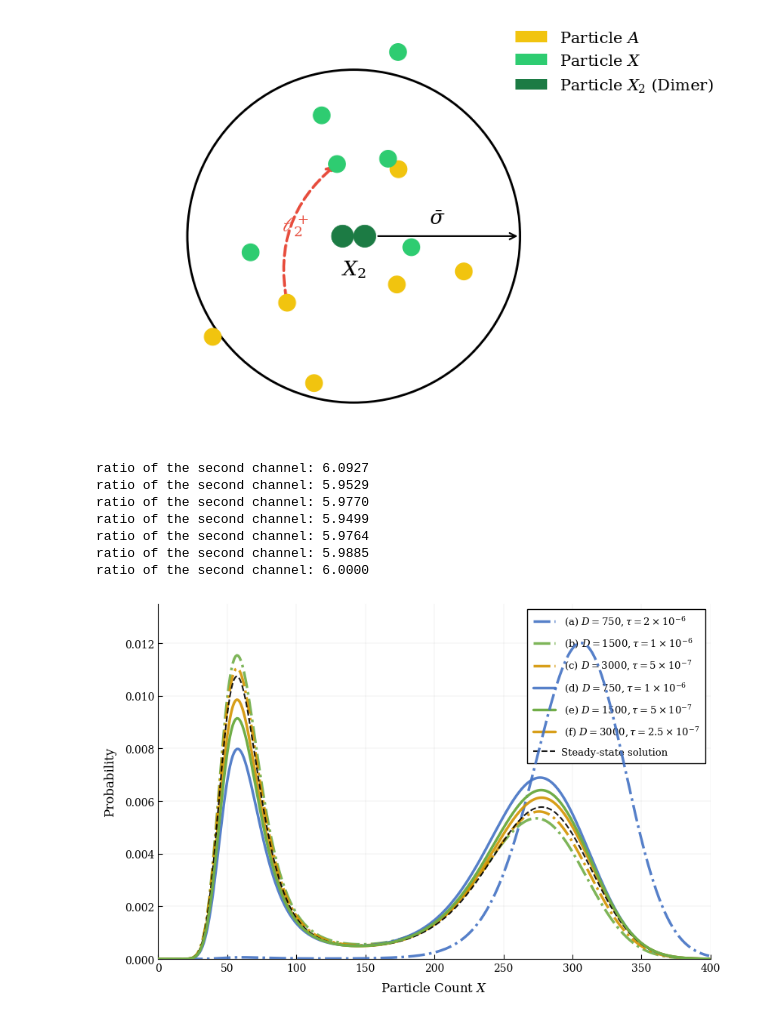
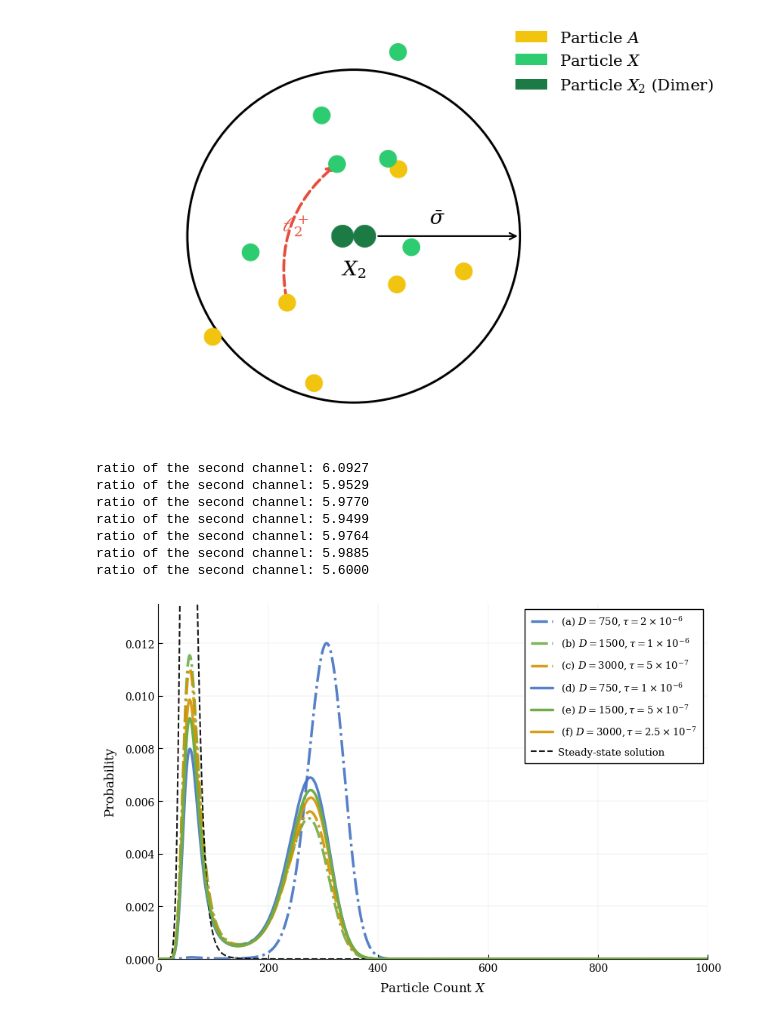
Before and after one commit to LLUVVC/bistable_model_simulation, a Jupyter notebook: notebooks/05_model_description_analytical_curve.ipynb, the cells around one changed output. Saved outputs shown, nothing was run; the diff lists cells and outputs as text; code cells hidden in the pictures.

Commit message:
refined the sub-box plotting format.

```diff
--- a/notebooks/05_model_description_analytical_curve.ipynb
+++ b/notebooks/05_model_description_analytical_curve.ipynb
@@ -183,8 +183,7 @@ def plot_analytical_distributions(configs, vol, a=10, b=20, max_state=400):
     # 3. Axis styling
     ax.set_xlabel(r'Particle Count $X$', fontsize=12, labelpad=8, fontweight='normal')
     ax.set_ylabel('Probability', fontsize=12, labelpad=8, fontweight='normal')
-
-    ax.set_xlim(0, 400)
+    ax.set_xlim(0, max_state)
     ax.set_ylim(bottom=0, top=0.0135)
 
     # Minimal grid: academic standard
@@ -222,38 +221,38 @@ def plot_analytical_distributions(configs, vol, a=10, b=20, max_state=400):
         spine.set_color('black')
 
     plt.tight_layout()
     plt.savefig("prediction2.pdf", dpi=300, bbox_inches='tight')
     plt.show()
 
 # ==========================================
 # Execution
 # ==========================================
 if __name__ == "__main__":
     SYSTEM_VOL = 8.0
 
     rate_configs = {
         # n1=20000, n2=5000
             # r" (a) $D=750, \tau=2\times10^{-6}$":  [1.499940, 1500, 150.961190, 25.584481, 5.75, 25 ],
             r" (a) $D=750, \tau=2\times10^{-6}$":  [1.501800, 1500, 156.121776, 25.624237, 5.75, 25 ],
             r" (b) $D=1500, \tau=1\times10^{-6}$":  [1.500026,1500, 150.501288, 25.282129, 5.75, 25],
             r" (c) $D=3000, \tau=5\times10^{-7}$":  [1.500069, 1500, 150.259643, 25.139464, 5.75, 25],
 
             r" (d) $D=750, \tau=1\times10^{-6}$":  [1.500208, 1500, 151.398089, 25.445299, 5.75, 25 ],
             r" (e) $D=1500, \tau=5\times10^{-7}$":  [1.500160, 1500, 150.708939, 25.217480, 5.75, 25],
             r" (f) $D=3000, \tau=2.5\times10^{-7}$":  [1.500136, 1500, 150.360984, 25.108267, 5.75, 25],
-            "Steady-state solution":             [1.5,      1500, 150,        25,        5.75, 25]
+            "Steady-state solution":             [1.5,      1500, 140,        25,        5.75, 25]
         }
-
-    plot_analytical_distributions(rate_configs, vol=SYSTEM_VOL)
+    max_state = int(1000)
+    plot_analytical_distributions(rate_configs, vol=SYSTEM_VOL, max_state=max_state)
 # %% [output]
 ratio of the second channel: 6.0927
 ratio of the second channel: 5.9529
 ratio of the second channel: 5.9770
 ratio of the second channel: 5.9499
 ratio of the second channel: 5.9764
 ratio of the second channel: 5.9885
-ratio of the second channel: 6.0000
+ratio of the second channel: 5.6000
-[figure, old version]
+[figure, new version]
 # %%
 rate_configs = {
     # n1=2000, n2=500
```
Also changed, not shown: 10 other files.
